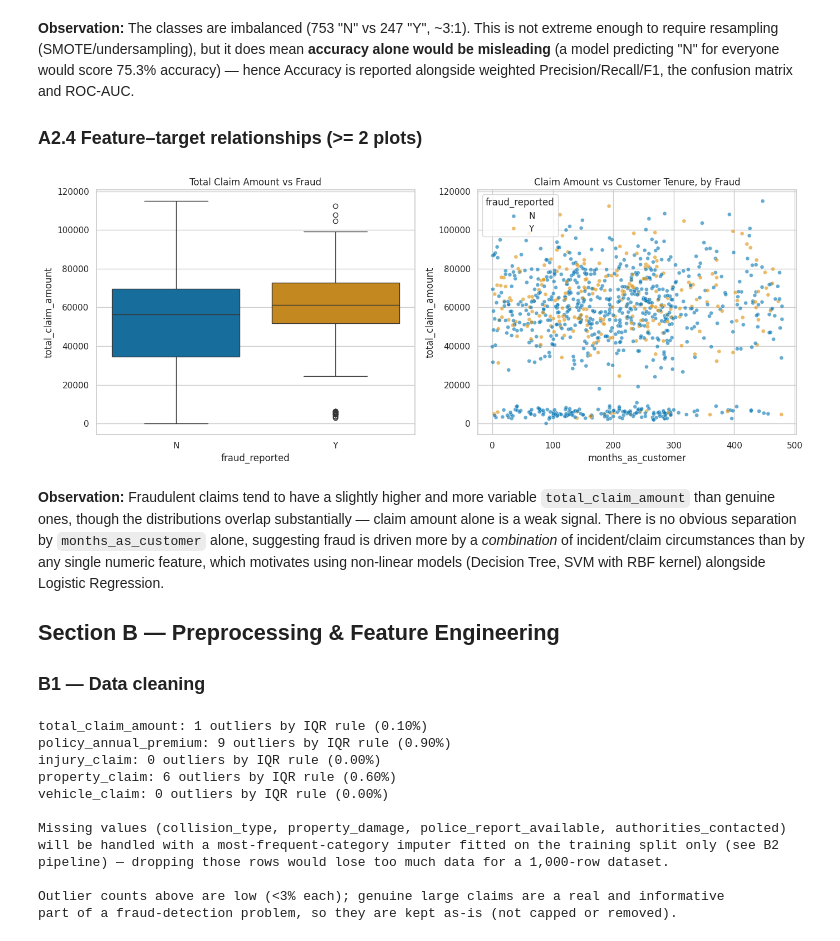
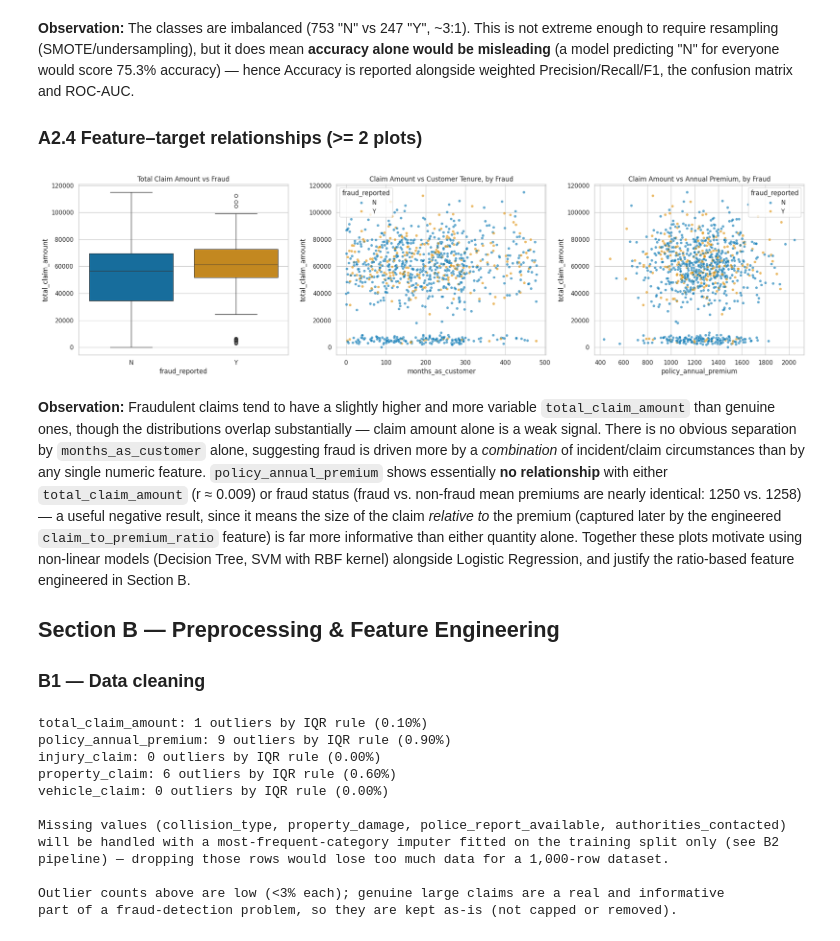
Before and after one commit to GVR2007/AI-risk-analysis, a Jupyter notebook: notebooks/classification.ipynb, the cells around one changed output. Drawn from its saved outputs; the diff is of its cells as text; code cells hidden in the pictures.

```diff
--- a/notebooks/classification.ipynb
+++ b/notebooks/classification.ipynb
@@ -169,22 +212,26 @@ plt.show()
 
 ### A2.4 Feature–target relationships (>= 2 plots)
 # %%
-fig, axes = plt.subplots(1, 2, figsize=(14, 5.5))
+fig, axes = plt.subplots(1, 3, figsize=(20, 5.5))
 
 sns.boxplot(data=df, x='fraud_reported', y='total_claim_amount', order=['N', 'Y'], ax=axes[0], palette='colorblind')
 axes[0].set_title('Total Claim Amount vs Fraud')
 
 sns.scatterplot(data=df, x='months_as_customer', y='total_claim_amount', hue='fraud_reported',
                  hue_order=['N', 'Y'], alpha=0.6, s=25, ax=axes[1], palette='colorblind')
 axes[1].set_title('Claim Amount vs Customer Tenure, by Fraud')
 
+sns.scatterplot(data=df, x='policy_annual_premium', y='total_claim_amount', hue='fraud_reported',
+                 hue_order=['N', 'Y'], alpha=0.6, s=25, ax=axes[2], palette='colorblind')
+axes[2].set_title('Claim Amount vs Annual Premium, by Fraud')
+
 plt.tight_layout()
 plt.savefig('../models/clf_scatter_feature_target.png', bbox_inches='tight')
 plt.show()
 # %% [output]
-[figure, old version]
+[figure, new version]
 # %% [markdown]
-**Observation:** Fraudulent claims tend to have a slightly higher and more variable `total_claim_amount` than genuine ones, though the distributions overlap substantially — claim amount alone is a weak signal. There is no obvious separation by `months_as_customer` alone, suggesting fraud is driven more by a *combination* of incident/claim circumstances than by any single numeric feature, which motivates using non-linear models (Decision Tree, SVM with RBF kernel) alongside Logistic Regression.
+**Observation:** Fraudulent claims tend to have a slightly higher and more variable `total_claim_amount` than genuine ones, though the distributions overlap substantially — claim amount alone is a weak signal. There is no obvious separation by `months_as_customer` alone, suggesting fraud is driven more by a *combination* of incident/claim circumstances than by any single numeric feature. `policy_annual_premium` shows essentially **no relationship** with either `total_claim_amount` (r ≈ 0.009) or fraud status (fraud vs. non-fraud mean premiums are nearly identical: 1250 vs. 1258) — a useful negative result, since it means the size of the claim *relative to* the premium (captured later by the engineered `claim_to_premium_ratio` feature) is far more informative than either quantity alone. Together these plots motivate using non-linear models (Decision Tree, SVM with RBF kernel) alongside Logistic Regression, and justify the ratio-based feature engineered in Section B.
 
 ## Section B — Preprocessing & Feature Engineering
 
```
Also changed, not shown: parts of 55 cells of this notebook, 39 other files.
